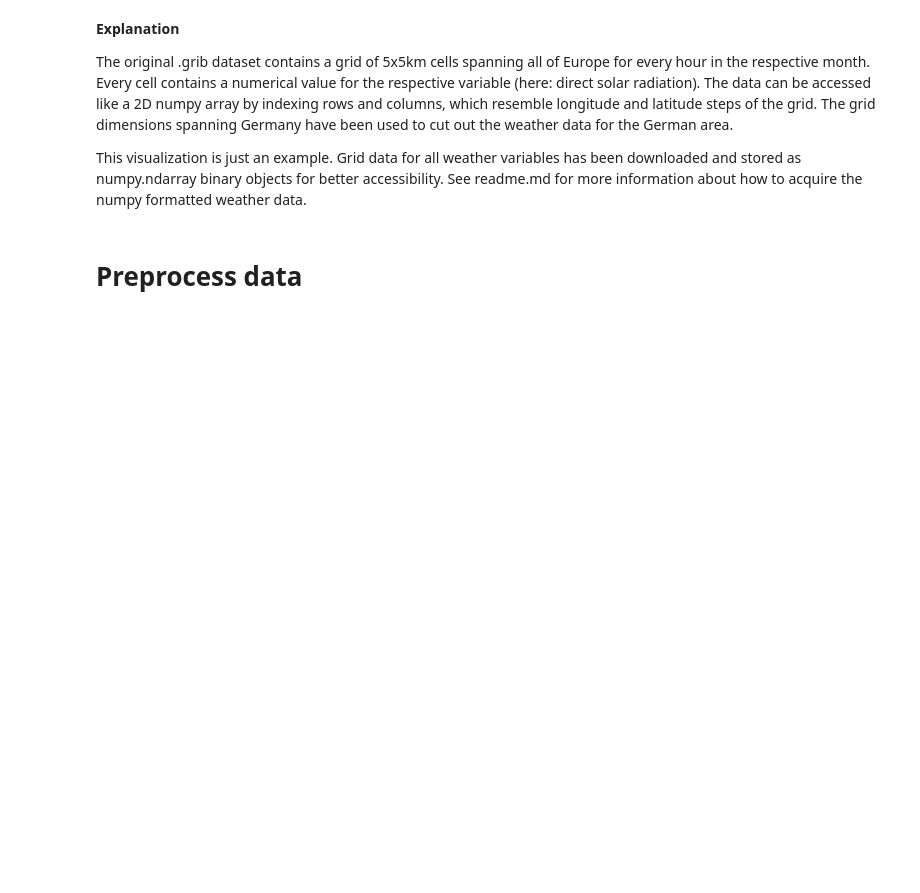
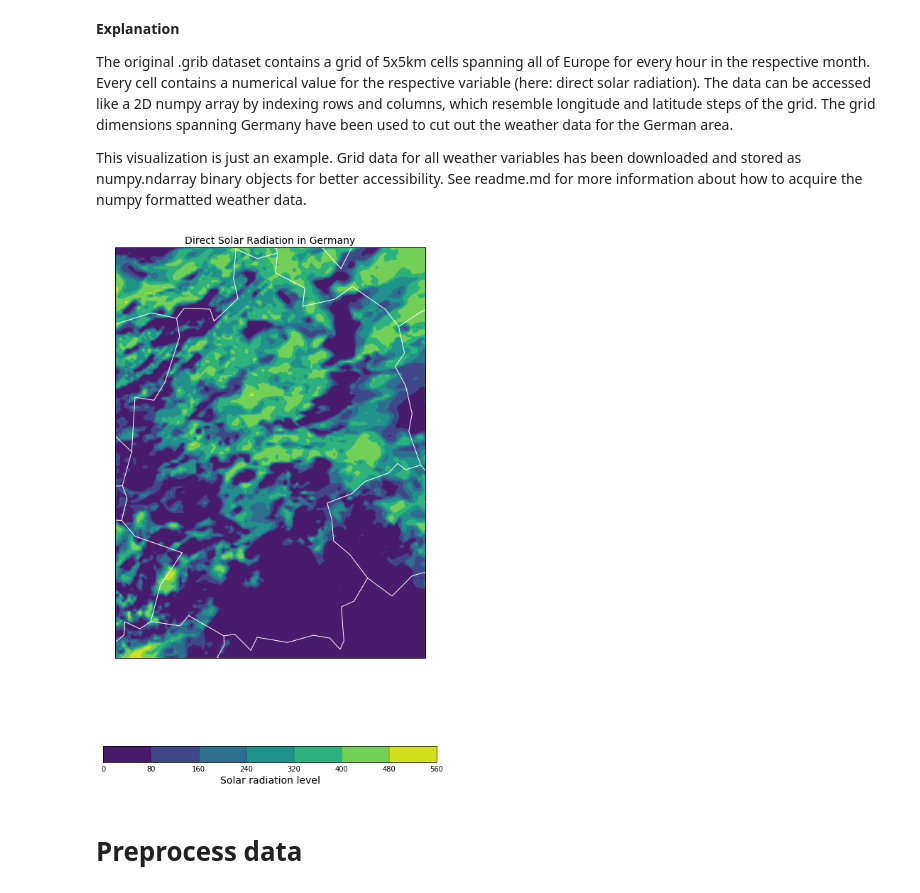
Before and after one commit to Octiembre80/DA-electricity-price-forecasting, a Jupyter notebook: renewables_model.ipynb, the cells around one changed output. Cells and saved outputs as stored; diff of their text form; code cells hidden in the pictures; blank space fills up the shorter version.

```diff
--- a/renewables_model.ipynb
+++ b/renewables_model.ipynb
@@ -68,7 +49,10 @@ filename = raw_out + 'SWDIRS_RAD.2D.201509.grb.bz2'
 # open and decompress file
 zipfile = bz2.BZ2File(filename)
 data = zipfile.read()
+newfilepath = filename[:-4]
+with open(newfilepath, 'wb') as f:
+    f.write(data)
 # %%
 # load the data into a iris.cube
-cubes = iris.load_cube(data)
+cubes = iris.load_cube(newfilepath)
 print(cubes)
@@ -85,15 +80,21 @@ The original .grib dataset contains a grid of 5x5km cells spanning all of Europe
 
 This visualization is just an example. Grid data for all weather variables has been downloaded and stored as numpy.ndarray binary objects for better accessibility. See readme.md for more information about how to acquire the numpy formatted weather data.
 # %%
-f, ax = plt.subplots(figsize=(15,15))
+f, ax = plt.subplots(figsize=(7,12))
 
 # Draw the contourplot for the sub-grid that spans Germany.
-ax = qplt.contourf(cubes[12][365:510, 375:485])
-ax.set_title('Direct Solar Radiation in Germany', fontsize=14)
+ax = qplt.contourf(cubes[36][365:510, 375:485])
 
 # Add coastlines to the map created by contourf.
-plt.gca().coastlines()
-plt.gca().add_feature(feature.BORDERS, linestyle='-', alpha=.5)
+plt.gca().set_title('Direct Solar Radiation in Germany', fontsize=14)
+# plt.gca().coastlines(edgecolor='white')
+plt.gca().add_feature(feature.BORDERS, linestyle='-', edgecolor='white')
+plt.gca().add_feature(feature.COASTLINE, linestyle='-', edgecolor='white')
+
+ax.colorbar.set_label('Solar radiation level', fontsize=14)
+plt.tight_layout()
 plt.savefig('./img/grib_data_ger.eps', format='eps', dpi=1000, bbox_inches='tight')
 
 plt.show()
+# %% [output]
+[figure, added]
```
Also changed, not shown: parts of 30 cells of this notebook, 9 other files.
